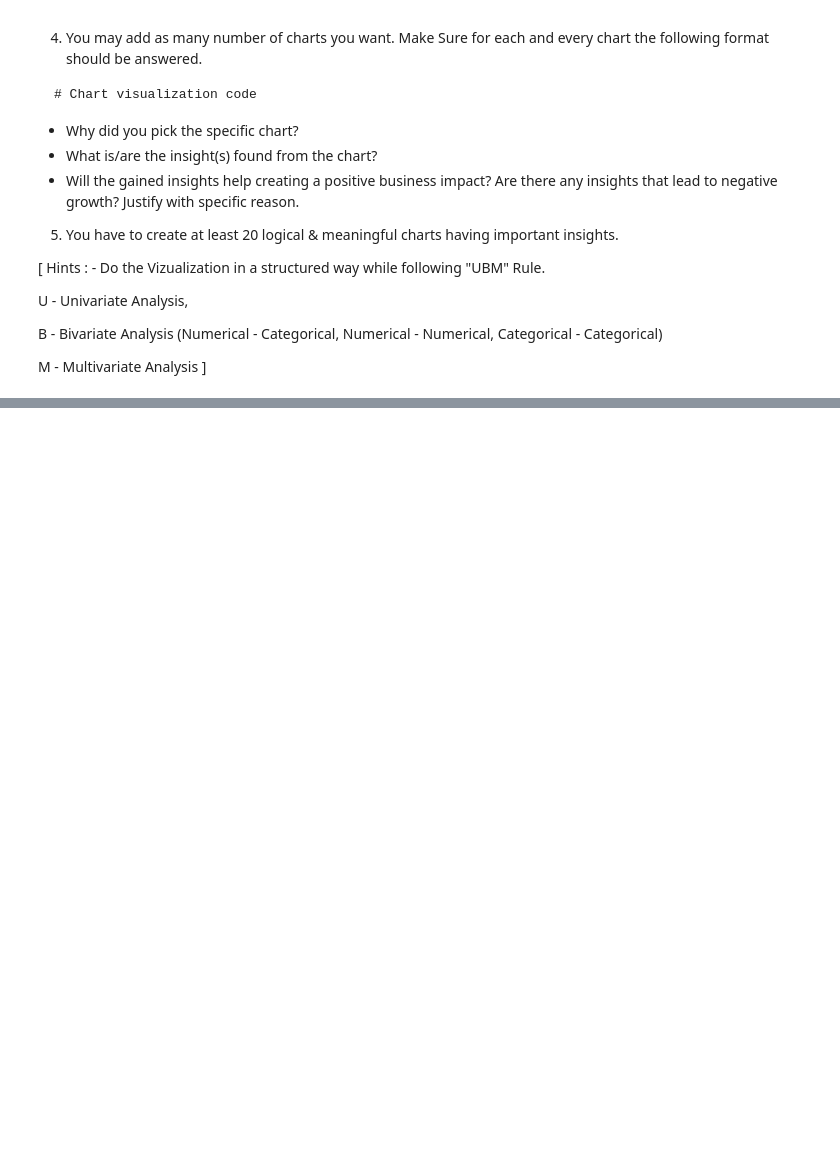
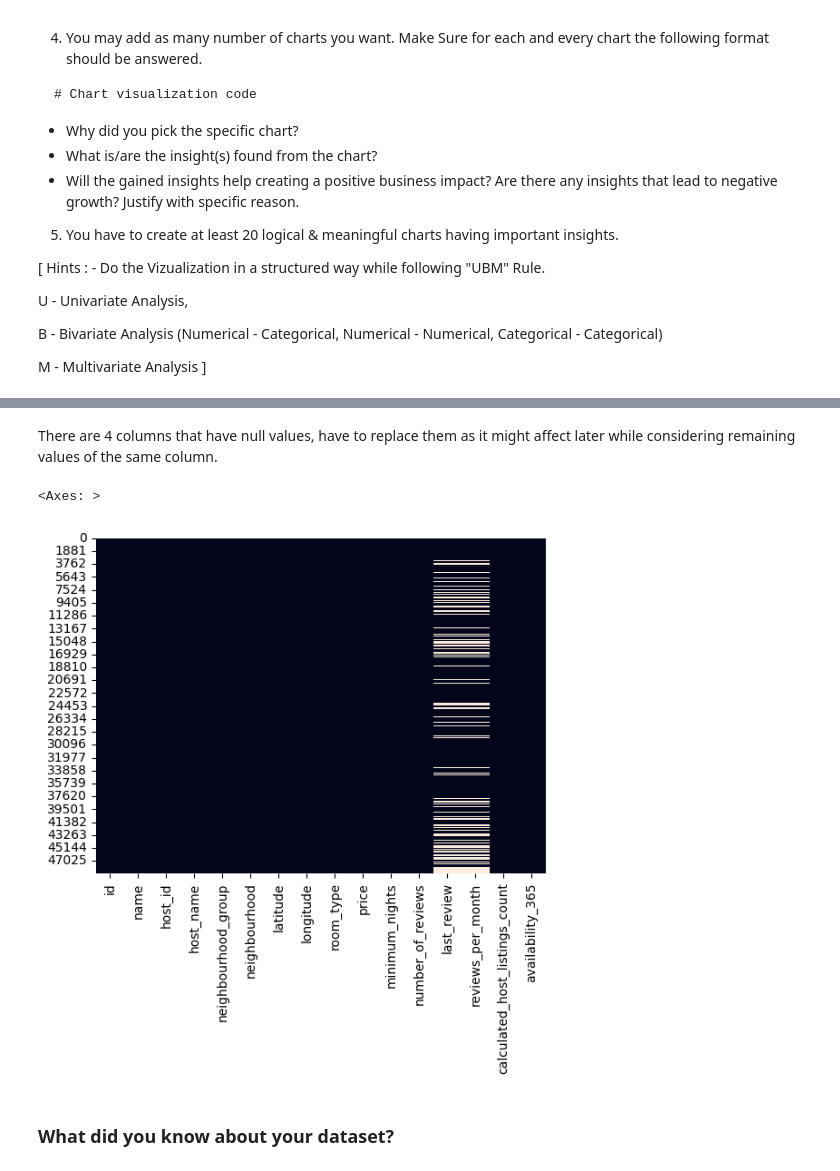
Before and after one commit to rins3005/airbnb_capstone_project, a Jupyter notebook: Rina_Patel_airbnb__capstone_project.ipynb, the cells around one changed output, grey strips where cells are left out. Cells and saved outputs as stored; diff of their text form; code cells hidden in the pictures; blank space fills up the shorter version.

```diff
--- a/Rina_Patel_airbnb__capstone_project.ipynb
+++ b/Rina_Patel_airbnb__capstone_project.ipynb
@@ -105,0 +139,3 @@ M - Multivariate Analysis
+# %%
+# Load Dataset
+airbnb_data = pd.read_csv('/content/drive/MyDrive/Colab Notebooks/Project airbnb/Airbnb NYC 2019.csv')
@@ -105,0 +219,10 @@ M - Multivariate Analysis
+# %% [markdown]
+There are 4 columns that have null values, have to replace them as it might affect later while considering remaining values of the same column.
+# %%
+# Visualizing the missing values
+sns.heatmap(airbnb_data.isna(), cbar=False)
+# %% [output]
+<Axes: >
+[figure, added]
+# %% [markdown]
+### What did you know about your dataset?
```
Also changed, not shown: parts of 49 cells of this notebook.
